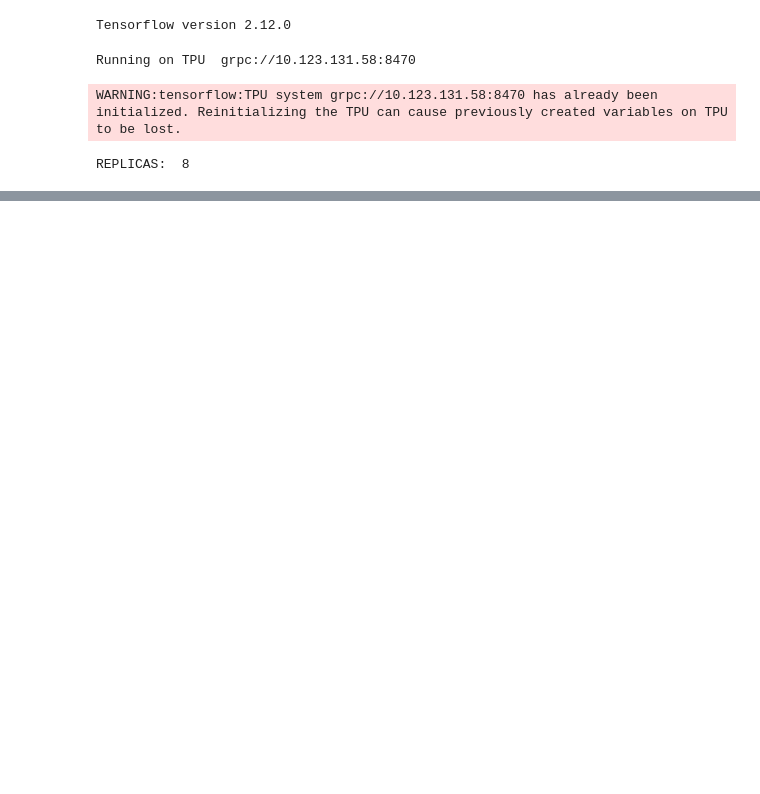
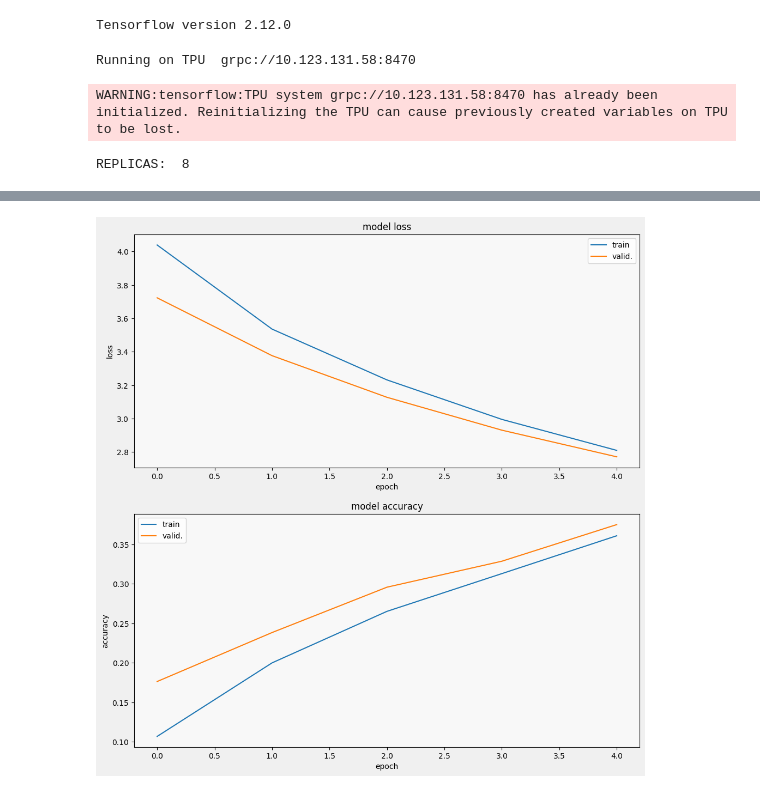
Before and after one commit to ReSQ92/CSS-CV, a Jupyter notebook: Image_classifier.ipynb, the cells around one changed output, grey strips where cells are left out. Cells and saved outputs as stored; diff of their text form; code cells hidden in the pictures; blank space fills up the shorter version.

```diff
--- a/Image_classifier.ipynb
+++ b/Image_classifier.ipynb
@@ -36,10 +36,27 @@ from matplotlib import pyplot as plt
+# %%
+GCS_PATH = GCS_DS_PATH + '/tfrecords-jpeg-192x192'
+# %%
+def count_data_items(filenames):
+    # the number of data items is written in the name of the .tfrec
+    # files, i.e. flowers00-230.tfrec = 230 data items
+    n = [int(re.compile(r"-([0-9]*)\.").search(filename).group(1)) for filename in filenames]
+    return np.sum(n)
 # %%
 IMAGE_SIZE = [192, 192] # at this size, a GPU will run out of memory. Use the TPU
 EPOCHS = 5
 BATCH_SIZE = 16 * strategy.num_replicas_in_sync
 
-NUM_TRAINING_IMAGES = 12753
-NUM_TEST_IMAGES = 7382
+# NUM_TRAINING_IMAGES = 12753
+# NUM_TEST_IMAGES = 7382
+
+TRAINING_FILENAMES = tf.io.gfile.glob(GCS_PATH + '/train/*.tfrec')
+VALIDATION_FILENAMES = tf.io.gfile.glob(GCS_PATH + '/val/*.tfrec')
+TEST_FILENAMES = tf.io.gfile.glob(GCS_PATH + '/test/*.tfrec')
+
+NUM_TRAINING_IMAGES = count_data_items(TRAINING_FILENAMES)
+NUM_VALIDATION_IMAGES = count_data_items(VALIDATION_FILENAMES)
+NUM_TEST_IMAGES = count_data_items(TEST_FILENAMES)
+
 STEPS_PER_EPOCH = NUM_TRAINING_IMAGES // BATCH_SIZE
 # %%
 def decode_image(image_data):
@@ -84,20 +101,20 @@ def load_dataset(filenames, labeled=True, ordered=False):
     return dataset
 
 def get_training_dataset():
-    dataset = load_dataset(tf.io.gfile.glob(GCS_DS_PATH + '/tfrecords-jpeg-192x192/train/*.tfrec'), labeled=True)
+    dataset = load_dataset(tf.io.gfile.glob(GCS_PATH + '/train/*.tfrec'), labeled=True)
     dataset = dataset.repeat() # the training dataset must repeat for several epochs
     dataset = dataset.shuffle(2048)
     dataset = dataset.batch(BATCH_SIZE)
     return dataset
 
 def get_validation_dataset():
-    dataset = load_dataset(tf.io.gfile.glob(GCS_DS_PATH + '/tfrecords-jpeg-192x192/val/*.tfrec'), labeled=True, ordered=False)
+    dataset = load_dataset(tf.io.gfile.glob(GCS_PATH + '/val/*.tfrec'), labeled=True, ordered=False)
     dataset = dataset.batch(BATCH_SIZE)
     dataset = dataset.cache()
     return dataset
 
 def get_test_dataset(ordered=False):
-    dataset = load_dataset(tf.io.gfile.glob(GCS_DS_PATH + '/tfrecords-jpeg-192x192/test/*.tfrec'), labeled=False, ordered=ordered)
+    dataset = load_dataset(tf.io.gfile.glob(GCS_PATH + '/test/*.tfrec'), labeled=False, ordered=ordered)
     dataset = dataset.batch(BATCH_SIZE)
     return dataset
 
@@ -143,0 +245,15 @@ Validation Accuracy: 0.3728448152542114
+# %%
+display_training_curves(
+    historical.history['loss'],
+    historical.history['val_loss'],
+    'loss',
+    211,
+)
+display_training_curves(
+    historical.history['sparse_categorical_accuracy'],
+    historical.history['val_sparse_categorical_accuracy'],
+    'accuracy',
+    212,
+)
+# %% [output]
+[figure, added]
```
Also changed, not shown: parts of 11 cells of this notebook.
